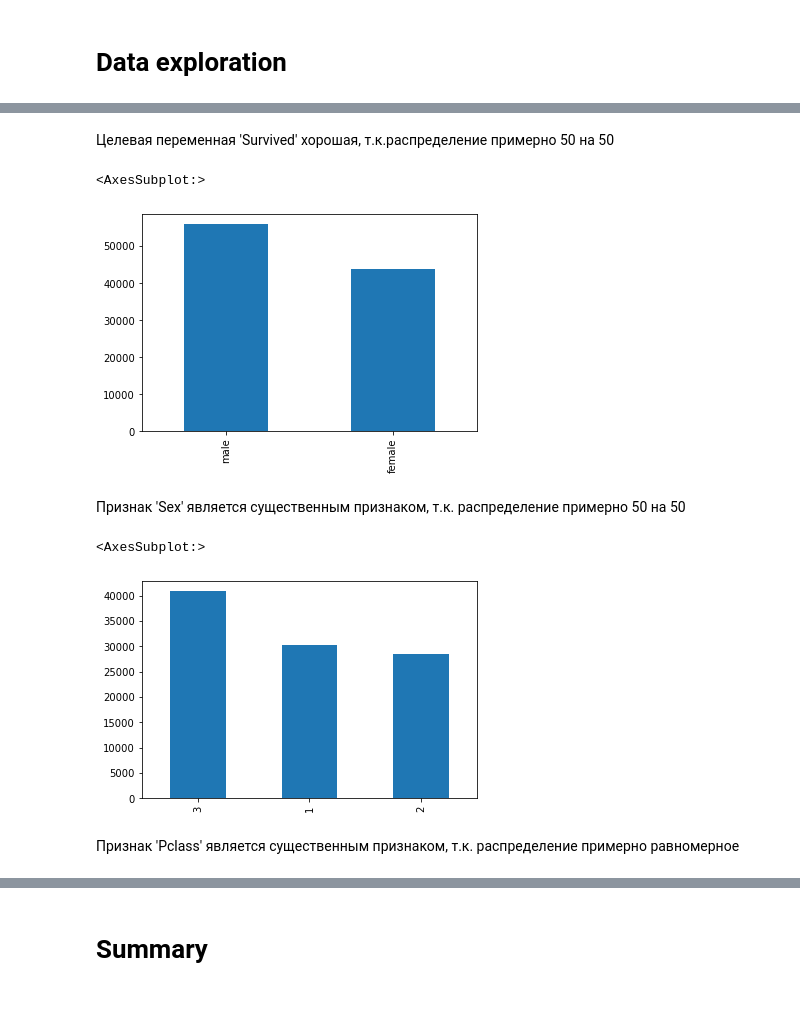
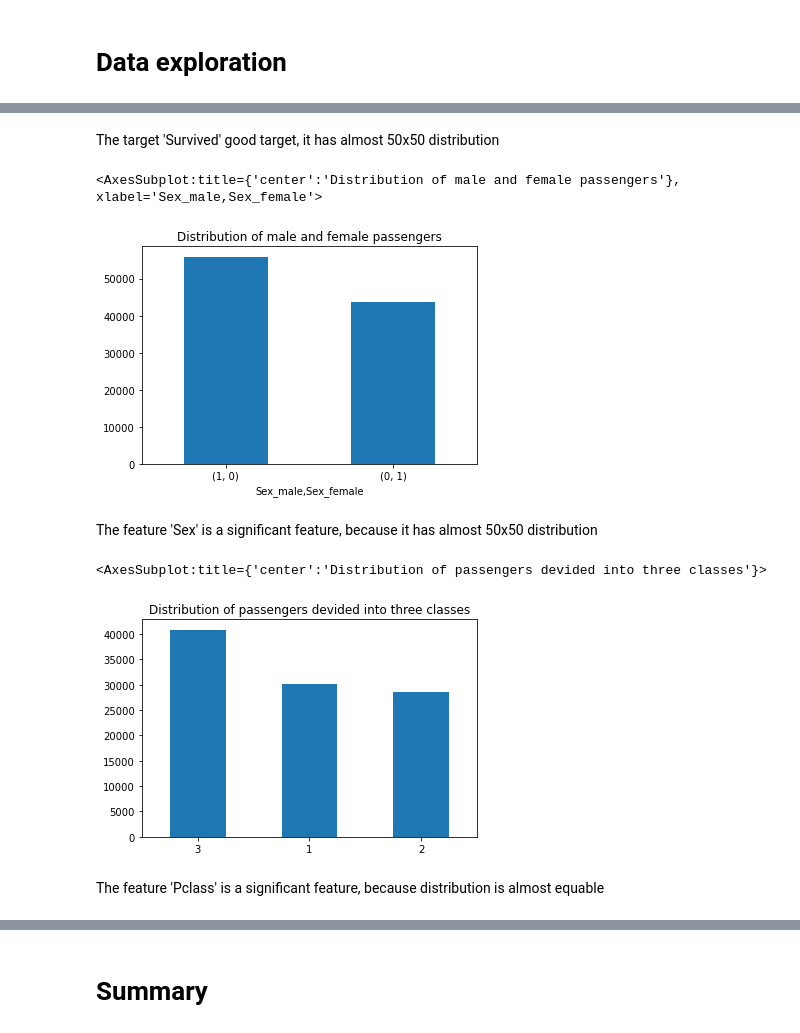
Before and after one commit to pmstangmailcom/rs_school, a Jupyter notebook: EDA_data_exploration.ipynb, the cells around one changed output, grey strips where cells are left out. Cells and saved outputs as stored; diff of their text form; code cells hidden in the pictures; blank space fills up the shorter version.

```diff
--- a/EDA_data_exploration.ipynb
+++ b/EDA_data_exploration.ipynb
@@ -211,4 +207,5 @@ Name: Embarked, dtype: int64
 # %%
-pd.get_dummies(passengers, columns=['Sex', 'Embarked']).head()
+passengers = pd.get_dummies(passengers, columns=['Sex', 'Embarked'])
+passengers.tail()
 # %% [output]
 |  | PassengerId | Survived | Pclass | Name | Age | SibSp | Parch | Ticket | Fare | Cabin | ... |
@@ -267,16 +258,18 @@ passengers['Survived'].value_counts().plot.bar()
-# %% [markdown]
-Целевая переменная 'Survived' хорошая, т.к.распределение примерно 50 на 50
+# %% [markdown]
+The target 'Survived' good target, it has almost 50x50 distribution
 # %%
-passengers['Sex'].value_counts().plot.bar()
+plt.title('Distribution of male and female passengers')
+passengers[['Sex_male', 'Sex_female']].value_counts().plot.bar(rot=0)
 # %% [output]
-<AxesSubplot:>
+<AxesSubplot:title={'center':'Distribution of male and female passengers'}, xlabel='Sex_male,Sex_female'>
-[figure, old version]
+[figure, new version]
 # %% [markdown]
-Признак 'Sex' является существенным признаком, т.к. распределение примерно 50 на 50
+The feature 'Sex' is a significant feature, because it has almost 50x50 distribution
 # %%
-passengers['Pclass'].value_counts().plot.bar()
+plt.title('Distribution of passengers devided into three classes')
+passengers['Pclass'].value_counts().plot.bar(rot=0)
 # %% [output]
-<AxesSubplot:>
+<AxesSubplot:title={'center':'Distribution of passengers devided into three classes'}>
-[figure, old version]
+[figure, new version]
 # %% [markdown]
-Признак 'Pclass' является существенным признаком, т.к. распределение примерно равномерное
+The feature 'Pclass' is a significant feature, because distribution is almost equable
```
Also changed, not shown: parts of 37 cells of this notebook.
